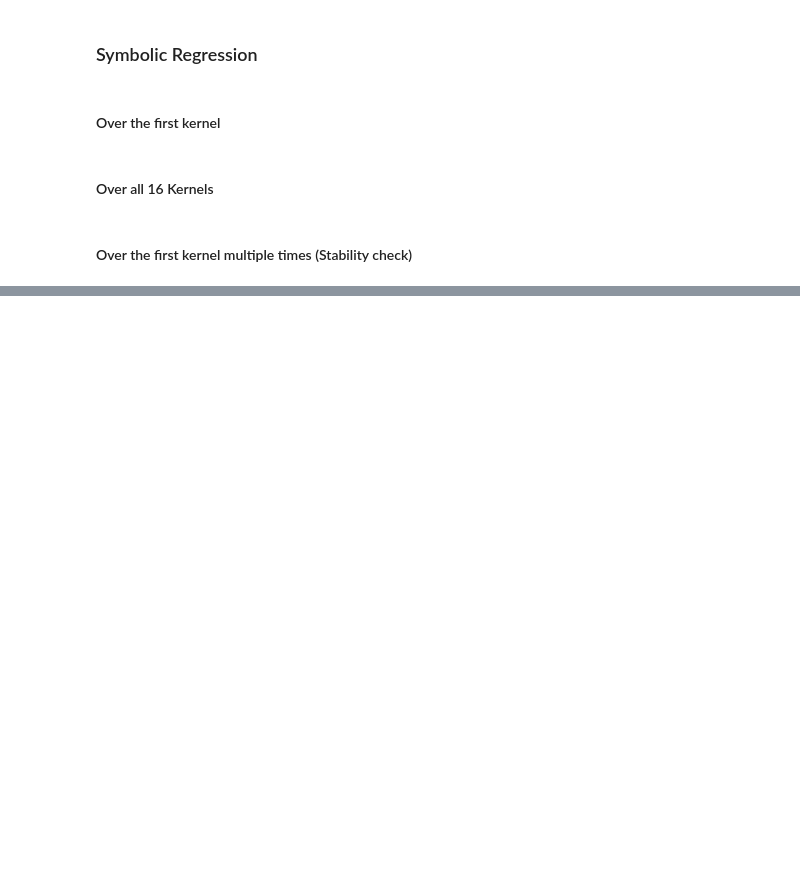
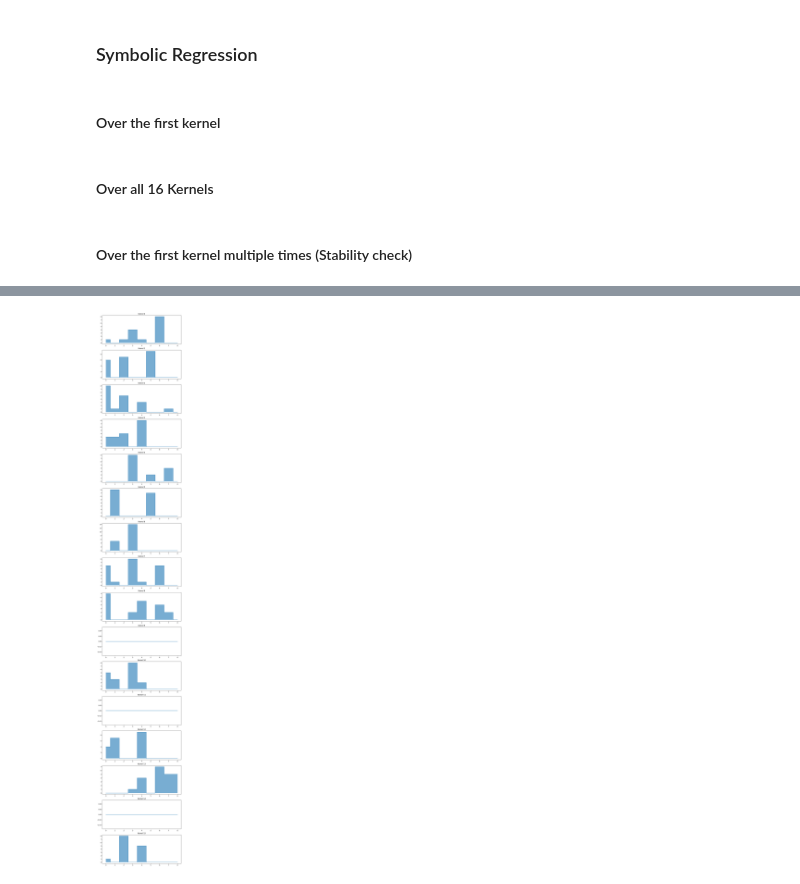
Before and after one commit to croniev/PySR-CNN, a Jupyter notebook: main.ipynb, the cells around one changed output, grey strips where cells are left out. Cells and saved outputs as stored; diff of their text form; code cells hidden in the pictures; blank space fills up the shorter version.

Commit message:
Analysis of results

```diff
--- a/main.ipynb
+++ b/main.ipynb
@@ -149,0 +178,11 @@ regr_stability.to_csv('results_dct_filter3_stability.csv')
+# %%
+# Count variable occurance for each kernel
+df_res_all_kernels = pd.read_csv('results_dct_filter3_allkernels.csv', index_col='complexity').fillna("")
+variables = dct_filter_param**2 + 0
+
+df_variable_occurences_all = pd.DataFrame()
+df_variable_occurences_all.index.names = ['Kernel']
+summed_all = df_res_all_kernels.sum()
+for i in range(variables):
+    df_variable_occurences_all.insert(loc=i, column=f"x{i}", value=[s.count(f"x{i}") for s in summed_all])
+display(df_variable_occurences_all)
@@ -149,0 +208,9 @@ regr_stability.to_csv('results_dct_filter3_stability.csv')
+# %%
+# Plot the occurances for each kernel
+fig_all, axs_all = plt.subplots(df_variable_occurences_all.shape[0], figsize=(10, 70))
+for i, ax in enumerate(axs_all):
+    ax.step(range(variables), df_variable_occurences_all.loc[i], where='mid')
+    ax.fill_between(range(variables), df_variable_occurences_all.loc[i], step="mid", alpha=0.6)
+    ax.set(title=f"Kernel {i}")#, xlim=[0,variables-1], ylim=[0,20])
+# %% [output]
+[figure, added]
```
Also changed, not shown: parts of 15 cells of this notebook.
